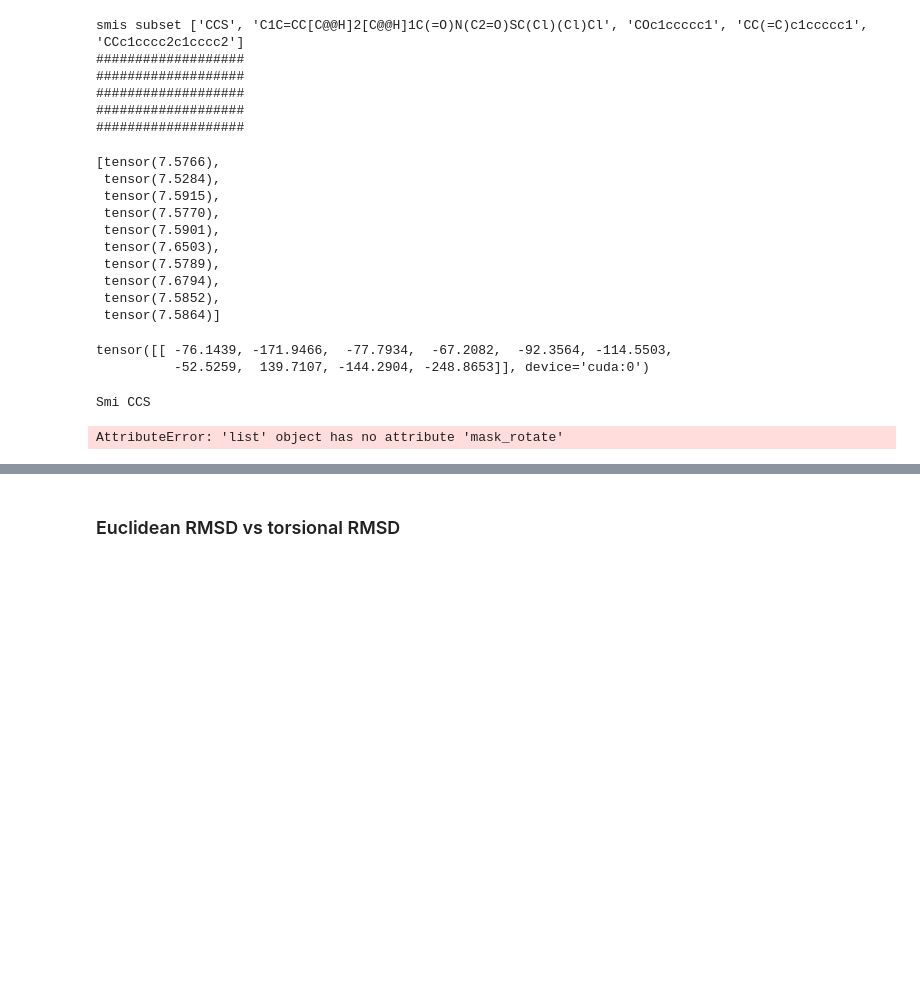
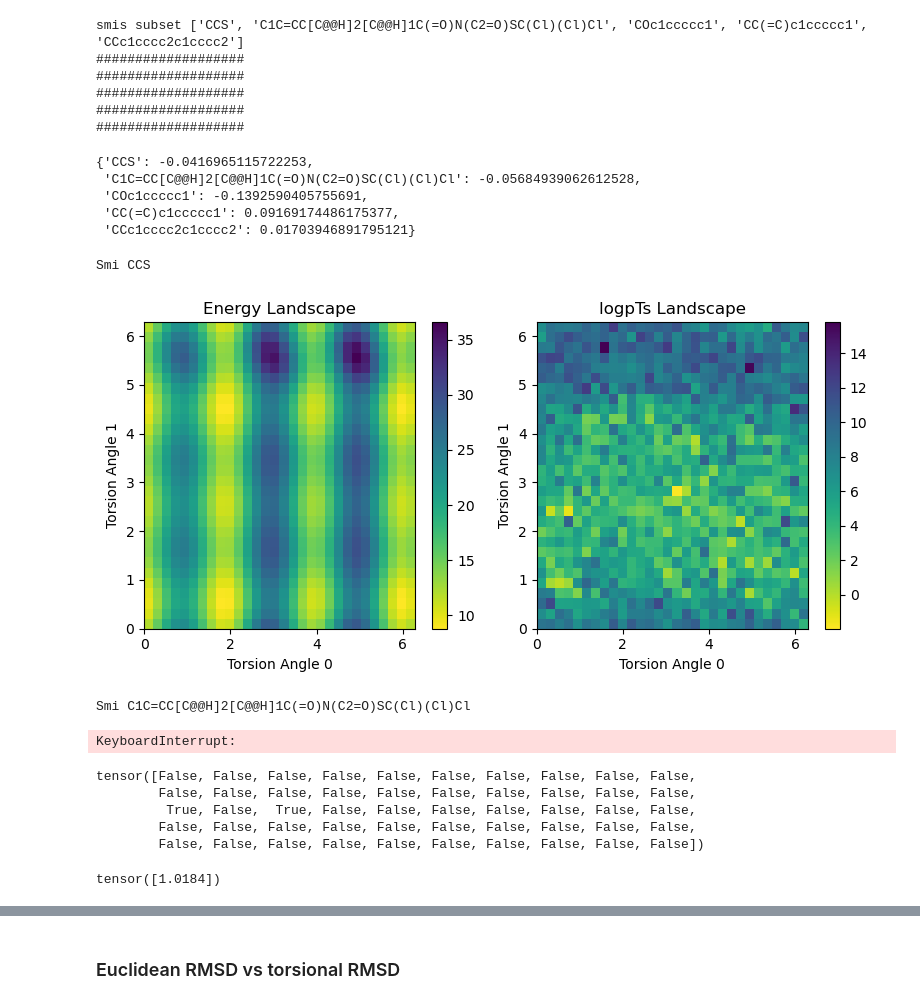
Before and after one commit to LenaNehale/torsional-diffusion, a Jupyter notebook: playground.ipynb, the cells around one changed output, grey strips where cells are left out. Saved outputs shown, nothing was run; the diff lists cells and outputs as text; code cells hidden in the pictures; blank space fills up the shorter version.

Commit message:
add eval plots: local structures histogram and 2D energy vs logpT

```diff
--- a/playground.ipynb
+++ b/playground.ipynb
@@ -369,21 +371,3 @@ logZ_hat, logZ_md = generated_stuff['logZs']
 from utils.eval_plots import make_logrew_histograms
 
 make_logrew_histograms(logrews_rand, logrews_gen, logrews_md, exp_path, label = 'train', range = 2)
-# %%
-logZ_hat
-# %% [output]
-[tensor(7.5766),
- tensor(7.5284),
- tensor(7.5915),
- tensor(7.5770),
- tensor(7.5901),
- tensor(7.6503),
- tensor(7.5789),
- tensor(7.6794),
- tensor(7.5852),
- tensor(7.5864)]
-# %%
-logZ_md
-# %% [output]
-tensor([[ -76.1439, -171.9466,  -77.7934,  -67.2082,  -92.3564, -114.5503,
-          -52.5259,  139.7107, -144.2904, -248.8653]], device='cuda:0')
@@ -421,37 +374,49 @@ def get_correlations(confs, model, sigma_min, sigma_max,  steps, device, num_tra
+# %%
+md_confs = make_dataset_from_smi(smis, init_positions_path= "/home/mila/l/lena-nehale.ezzine/ai4mols/torsional-diffusion/data/md_trajs_dict.pkl" , n_local_structures = 128)
+md_confs = {smi: item for smi,item in zip(smis, md_confs)}
+get_correlations(md_confs, model, sigma_min, sigma_max,  diffusion_steps, device, num_trajs = 32, energy_fn = energy_fn, logrew_clamp  = logrew_clamp , exp_path = exp_path, n_subplots = 5)
+# %% [output]
+{'CCS': -0.0416965115722253,
+ 'C1C=CC[C@@H]2[C@@H]1C(=O)N(C2=O)SC(Cl)(Cl)Cl': -0.05684939062612528,
+ 'COc1ccccc1': -0.1392590405755691,
+ 'CC(=C)c1ccccc1': 0.09169174486175377,
+ 'CCc1cccc2c1cccc2': 0.01703946891795121}
 # %%
 # Visualize the logpTs landscape vs the ground truth energy for a molecule with 2 torsion angles
 import itertools
 steps = 20
 num_points = 30
 num_trajs = 16
 for smi in smis:
     print('Smi', smi)
-    data = make_dataset_from_smi([smi])[0][0]
+    data = make_dataset_from_smi([smi], init_positions_path= "/home/mila/l/lena-nehale.ezzine/ai4mols/torsional-diffusion/data/md_trajs_dict.pkl" , n_local_structures = 1)[0][0]
     num_torsion_angles = len(data.mask_rotate)
     for ix0, ix1 in itertools.combinations(range(num_torsion_angles), 2):
         energy_landscape, logpTs = get_2dheatmap_array_and_pt(data, model, sigma_min, sigma_max,  steps, device, num_points, ix0 = ix0, ix1 = ix1, energy_fn = energy_fn, ode = False, num_trajs = num_trajs, T = T  , get_pt = True)
 
 
         fig, ax = plt.subplots(1, 2, figsize=(8, 4))
 
         # Plot energy landscape
         ax[0].imshow(np.array(energy_landscape).transpose() / T, extent=[0, 2 * np.pi, 0, 2 * np.pi], origin='lower', aspect='auto', cmap='viridis_r', vmin=np.min(energy_landscape) / T, vmax=np.max(energy_landscape) / T)
         ax[0].set_title('Energy Landscape')
         ax[0].set_xlabel(f'Torsion Angle {ix0}')
         ax[0].set_ylabel(f'Torsion Angle {ix1}')
         fig.colorbar(ax[0].images[0], ax=ax[0], orientation='vertical')
 
         # Plot logpTs
         ax[1].imshow(np.array(logpTs).transpose(), extent=[0, 2 * np.pi, 0, 2 * np.pi], origin='lower', aspect='auto', cmap='viridis_r', vmin=np.min(logpTs), vmax=np.max(logpTs))
         ax[1].set_title('logpTs Landscape')
         ax[1].set_xlabel(f'Torsion Angle {ix0}')
         ax[1].set_ylabel(f'Torsion Angle {ix1}')
         fig.colorbar(ax[1].images[0], ax=ax[1], orientation='vertical')
         plt.tight_layout()
         plt.show()
 # %% [output]
 Smi CCS
+[figure, added]
-AttributeError: 'list' object has no attribute 'mask_rotate'
+Smi C1C=CC[C@@H]2[C@@H]1C(=O)N(C2=O)SC(Cl)(Cl)Cl
+KeyboardInterrupt:
 # %%
 ## distribution of bond lengths/bond angles / torsion angles for generated, ground truth and random conformers
 
@@ -504,0 +474,12 @@ def make_localstructures_hist(mols_rand, mols_gen, mols_md, exp_path, label):
+# %%
+md_confs[smis[1]][0].edge_mask
+# %% [output]
+tensor([False, False, False, False, False, False, False, False, False, False,
+        False, False, False, False, False, False, False, False, False, False,
+         True, False,  True, False, False, False, False, False, False, False,
+        False, False, False, False, False, False, False, False, False, False,
+        False, False, False, False, False, False, False, False, False, False])
+# %%
+get_torsion_angles(md_confs[smis[0]][0].mol)
+# %% [output]
+tensor([1.0184])
```
Also changed, not shown: parts of 9 cells of this notebook, 6 other files.
